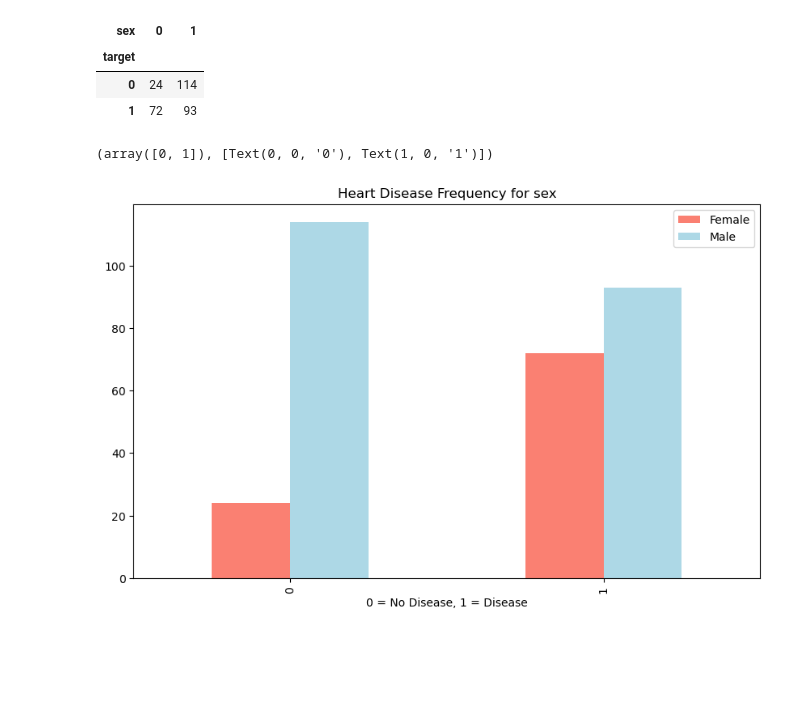
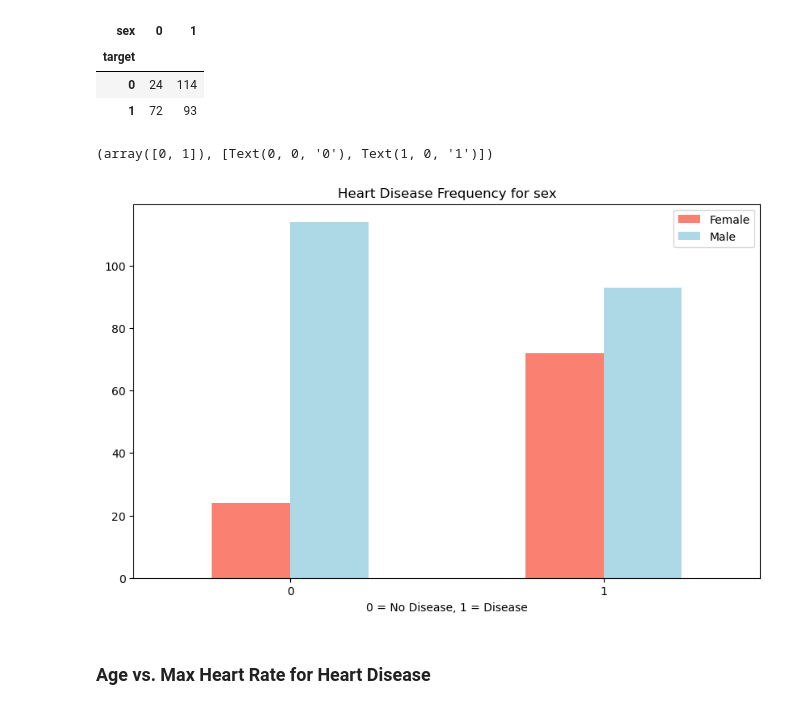
Before and after one commit to Lambton-AI-Group/heart_disease_prediction, a Jupyter notebook: heart-disease-classification.ipynb, the cells around one changed output. Saved outputs shown, nothing was run; the diff lists cells and outputs as text; code cells hidden in the pictures; blank space fills up the shorter version.

```diff
--- a/heart-disease-classification.ipynb
+++ b/heart-disease-classification.ipynb
@@ -205,11 +205,13 @@ pd.crosstab(df.target, df.sex)
 # %%
 # Cross tab
 
 pd.crosstab(df.target, df.sex).plot(kind="bar",figsize=(10,6), color=["salmon","lightblue"]);
 plt.title("Heart Disease Frequency for sex")
 plt.xlabel("0 = No Disease, 1 = Disease")
 plt.legend(["Female", "Male"]);
-plt.xticks()
+plt.xticks(rotation=0)
 # %% [output]
 (array([0, 1]), [Text(0, 0, '0'), Text(1, 0, '1')])
-[figure, old version]
+[figure, new version]
+# %% [markdown]
+### Age vs. Max Heart Rate for Heart Disease
```
Also changed, not shown: parts of 5 cells of this notebook.
